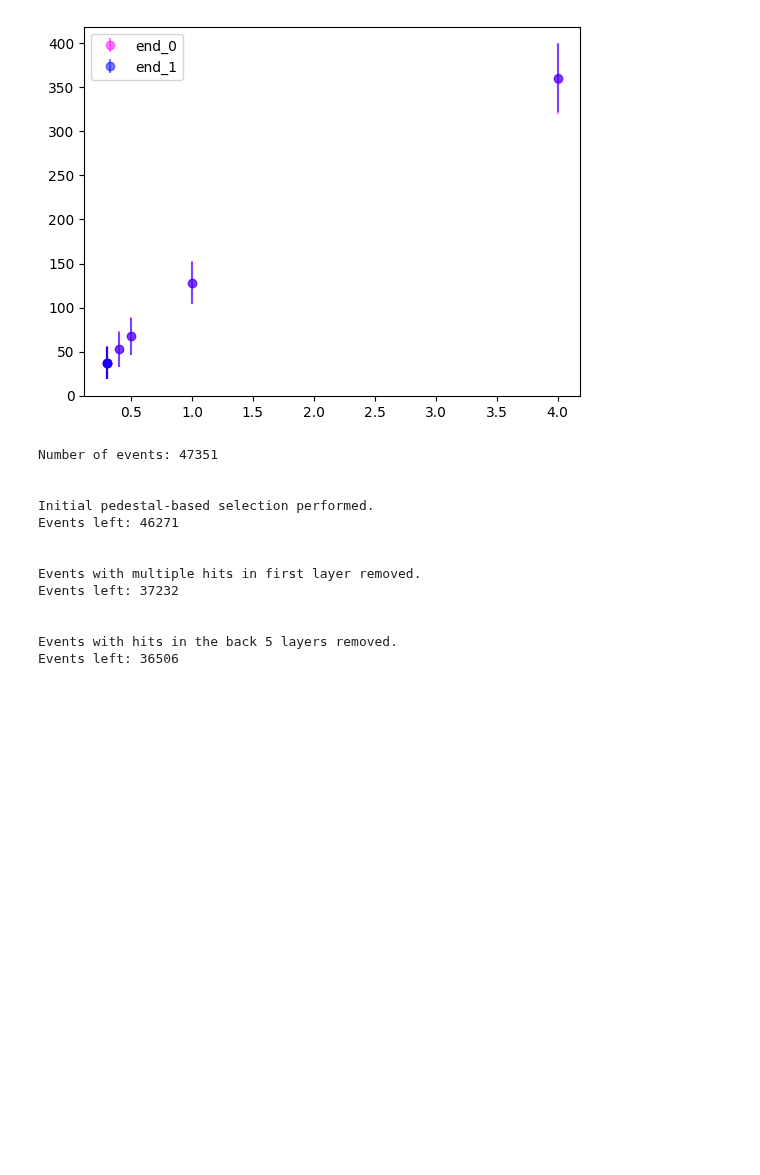
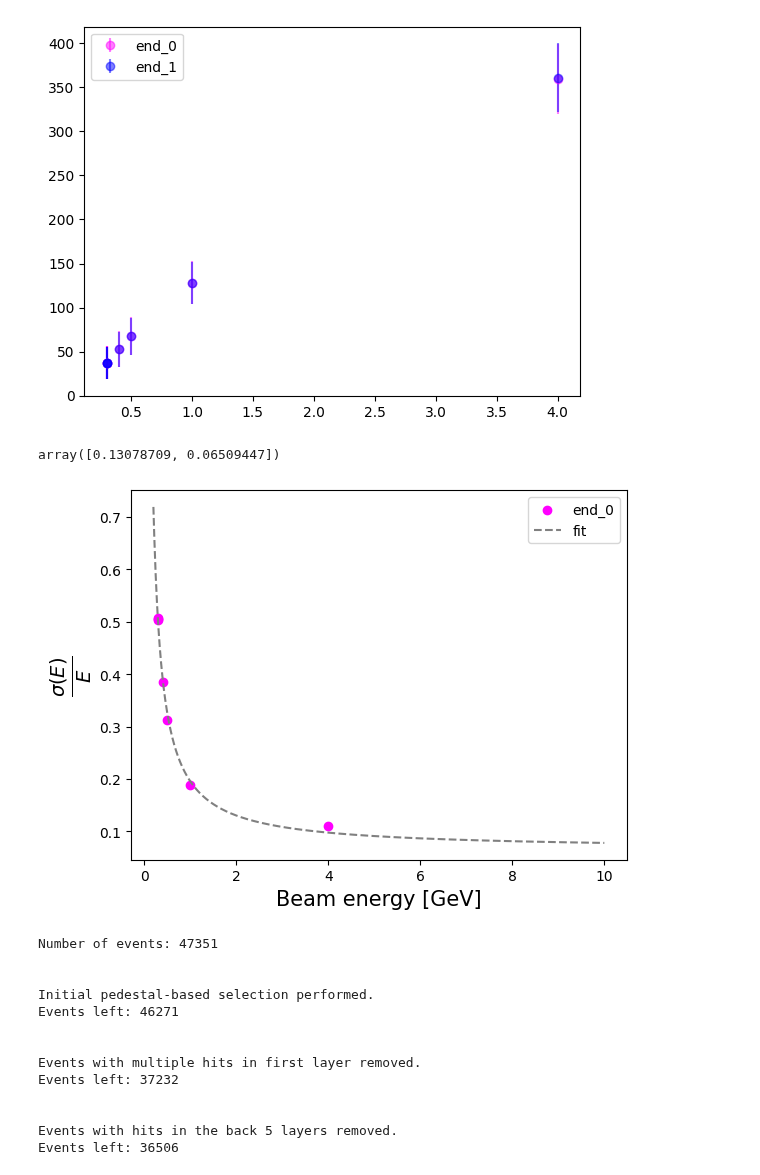
Before and after one commit to gajdangreta/hcalTestBeam, a Jupyter notebook: hcalEnv/notebooks/hcal_energy_resolution.ipynb, the cells around one changed output. Saved outputs shown, nothing was run; the diff lists cells and outputs as text; code cells hidden in the pictures; blank space fills up the shorter version.

Commit message:
further work on energy resolution plots

```diff
--- a/hcalEnv/notebooks/hcal_energy_resolution.ipynb
+++ b/hcalEnv/notebooks/hcal_energy_resolution.ipynb
@@ -188,6 +188,26 @@ plt.legend()
 plt.show()
 # %% [output]
 [figure]
+# %%
+def hyperbolic(x,a,b):
+    return a/x+b
+# %%
+truth=results["sigma_end0"]/results["mu_end0"]
+# %%
+param, perr=curve_fit(hyperbolic, results["beam_energy"], truth)
+# %%
+param
+# %% [output]
+array([0.13078709, 0.06509447])
+# %%
+plt.scatter(results["beam_energy"], results["sigma_end0"]/results["mu_end0"], color="magenta", label="end_0")
+plt.plot(np.linspace(0.2,10,1000), hyperbolic(np.linspace(0.2,10,1000), *param), linestyle="--", color="gray", label="fit")
+plt.xlabel("Beam energy [GeV]", fontsize=15)
+plt.ylabel(r"$\frac{\sigma (E)}{E}$", fontsize=20)
+plt.legend()
+plt.show()
+# %% [output]
+[figure, added]
 # %%
 %%time
 r_n=307
```
Also changed, not shown: 1 other file.
